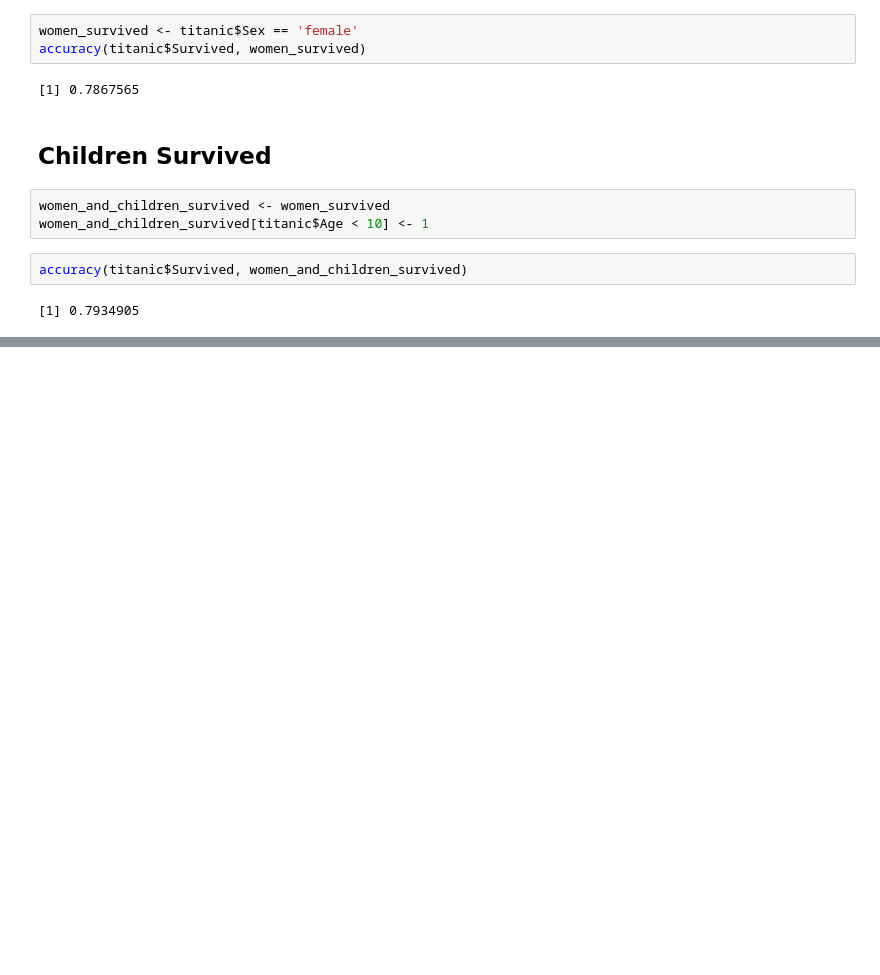
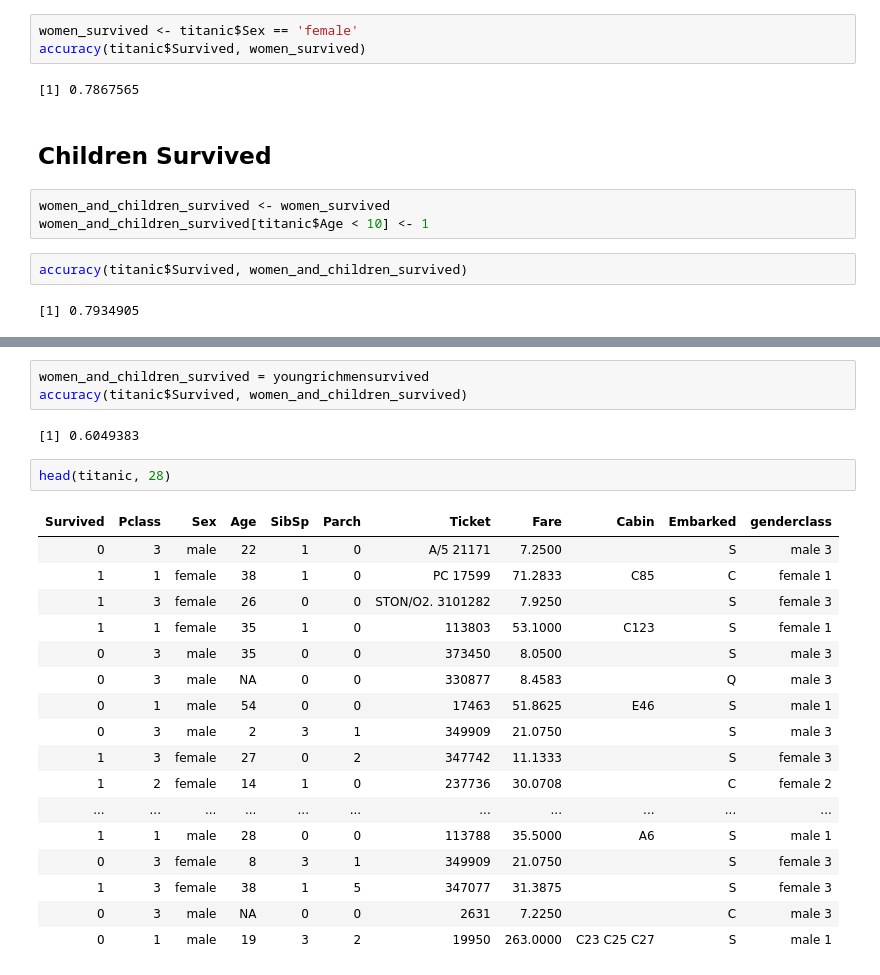
Before and after one commit to neeshu89/UCLA_CSX_450_2_2018_W, a Jupyter notebook: 01-women_and_children_first/02-model_1-women_and_children_first.ipynb.ipynb, the cells around one changed output, grey strips where cells are left out. Cells and saved outputs as stored; diff of their text form; blank space fills up the shorter version.

```diff
--- a/01-women_and_children_first/02-model_1-women_and_children_first.ipynb.ipynb
+++ b/01-women_and_children_first/02-model_1-women_and_children_first.ipynb.ipynb
@@ -102,0 +185,25 @@ accuracy(titanic$Survived, women_and_children_survived)
+# %%
+women_and_children_survived = youngrichmensurvived
+accuracy(titanic$Survived, women_and_children_survived)
+# %% [output]
+[1] 0.6049383
+# %%
+head(titanic, 28)
+# %% [output]
+| Survived | Pclass | Sex | Age | SibSp | Parch | Ticket | Fare | Cabin | Embarked | genderclass |
+| 0 | 3 | male | 22 | 1 | 0 | A/5 21171 | 7.2500 |  | S | male 3 |
+| 1 | 1 | female | 38 | 1 | 0 | PC 17599 | 71.2833 | C85 | C | female 1 |
+| 1 | 3 | female | 26 | 0 | 0 | STON/O2. 3101282 | 7.9250 |  | S | female 3 |
+| 1 | 1 | female | 35 | 1 | 0 | 113803 | 53.1000 | C123 | S | female 1 |
+| 0 | 3 | male | 35 | 0 | 0 | 373450 | 8.0500 |  | S | male 3 |
+| 0 | 3 | male | NA | 0 | 0 | 330877 | 8.4583 |  | Q | male 3 |
+| 0 | 1 | male | 54 | 0 | 0 | 17463 | 51.8625 | E46 | S | male 1 |
+| 0 | 3 | male | 2 | 3 | 1 | 349909 | 21.0750 |  | S | male 3 |
+| 1 | 3 | female | 27 | 0 | 2 | 347742 | 11.1333 |  | S | female 3 |
+| 1 | 2 | female | 14 | 1 | 0 | 237736 | 30.0708 |  | C | female 2 |
+| ... | ... | ... | ... | ... | ... | ... | ... | ... | ... | ... |
+| 1 | 1 | male | 28 | 0 | 0 | 113788 | 35.5000 | A6 | S | male 1 |
+| 0 | 3 | female | 8 | 3 | 1 | 349909 | 21.0750 |  | S | female 3 |
+| 1 | 3 | female | 38 | 1 | 5 | 347077 | 31.3875 |  | S | female 3 |
+| 0 | 3 | male | NA | 0 | 0 | 2631 | 7.2250 |  | C | male 3 |
+| 0 | 1 | male | 19 | 3 | 2 | 19950 | 263.0000 | C23 C25 C27 | S | male 1 |
```
Also changed, not shown: parts of 16 cells of this notebook, 2 other files.
